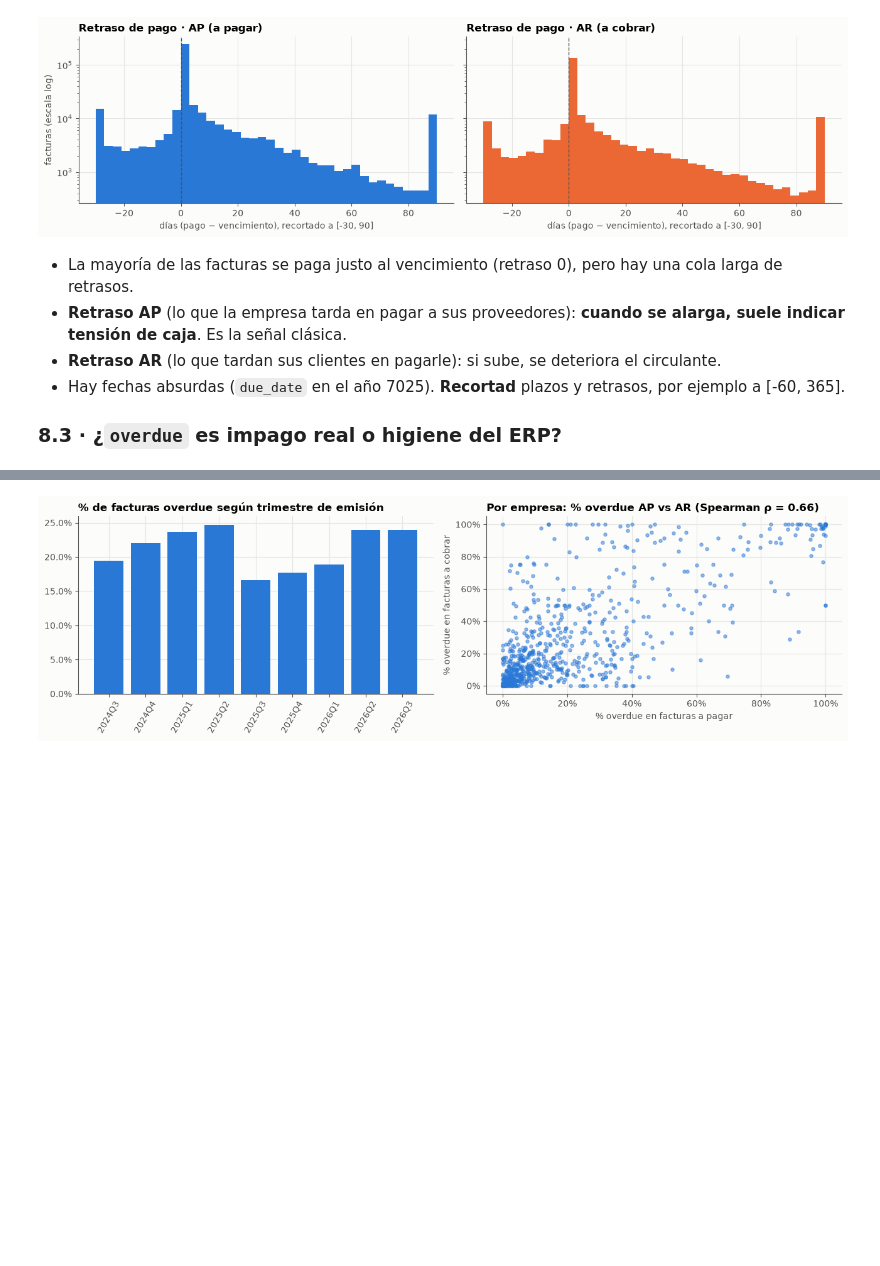
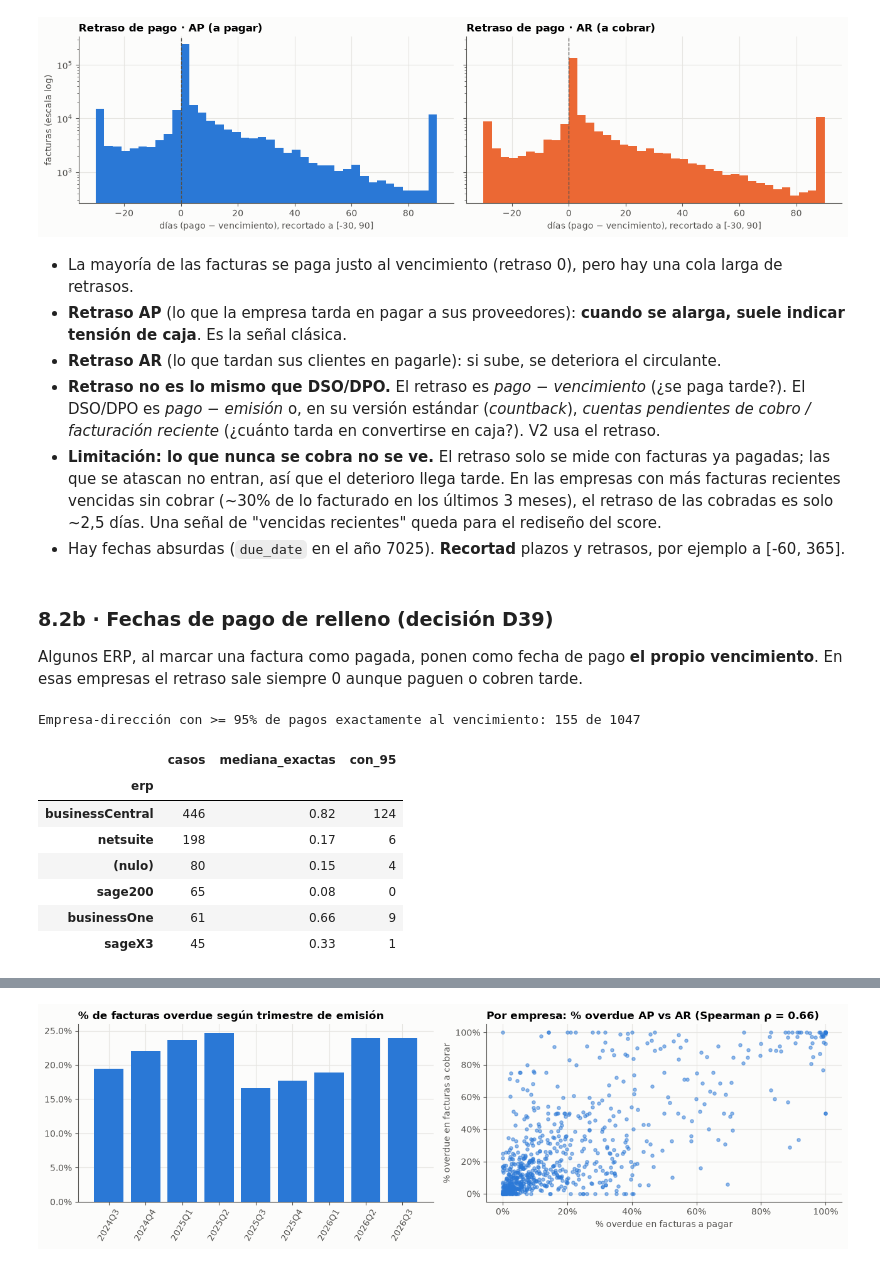
Before and after one commit to anderescaray/every-hackspain, a Jupyter notebook: notebooks/01_exploracion_datos.ipynb, the cells around one changed output, grey strips where cells are left out. Drawn from its saved outputs; the diff is of its cells as text; code cells hidden in the pictures; blank space fills up the shorter version.

```diff
--- a/notebooks/01_exploracion_datos.ipynb
+++ b/notebooks/01_exploracion_datos.ipynb
@@ -978,6 +984,29 @@ plt.tight_layout(); plt.show()
 - La mayoría de las facturas se paga justo al vencimiento (retraso 0), pero hay una cola larga de retrasos.
 - **Retraso AP** (lo que la empresa tarda en pagar a sus proveedores): **cuando se alarga, suele indicar tensión de caja**. Es la señal clásica.
 - **Retraso AR** (lo que tardan sus clientes en pagarle): si sube, se deteriora el circulante.
+- **Retraso no es lo mismo que DSO/DPO.** El retraso es *pago − vencimiento* (¿se paga tarde?). El DSO/DPO es *pago − emisión* o, en su versión estándar (*countback*), *cuentas pendientes de cobro / facturación reciente* (¿cuánto tarda en convertirse en caja?). V2 usa el retraso.
+- **Limitación: lo que nunca se cobra no se ve.** El retraso solo se mide con facturas ya pagadas; las que se atascan no entran, así que el deterioro llega tarde. En las empresas con más facturas recientes vencidas sin cobrar (~30% de lo facturado en los últimos 3 meses), el retraso de las cobradas es solo ~2,5 días. Una señal de "vencidas recientes" queda para el rediseño del score.
 - Hay fechas absurdas (`due_date` en el año 7025). **Recortad** plazos y retrasos, por ejemplo a [-60, 365].
-
-### 8.3 · ¿`overdue` es impago real o higiene del ERP?
+# %% [markdown]
+### 8.2b · Fechas de pago de relleno (decisión D39)
+
+Algunos ERP, al marcar una factura como pagada, ponen como fecha de pago **el propio vencimiento**. En esas empresas el retraso sale siempre 0 aunque paguen o cobren tarde.
+# %%
+exacta = paid.assign(exacta=(paid.payment_date.dt.normalize() == paid.due_date.dt.normalize()))
+por_emp = exacta[exacta.document_type == "invoice"].groupby(["company_id", "dir"]).exacta.agg(["size", "mean"])
+por_emp = por_emp[por_emp["size"] >= 30]
+por_emp["erp"] = por_emp.index.get_level_values(0).map(companies.set_index("company_id").erp).fillna("(nulo)")
+print("Empresa-dirección con >= 95% de pagos exactamente al vencimiento:", (por_emp["mean"] >= .95).sum(), "de", len(por_emp))
+display(por_emp.groupby("erp").agg(casos=("mean", "size"), mediana_exactas=("mean", "median"),
+                                   con_95=("mean", lambda s: (s >= .95).sum()))
+        .sort_values("casos", ascending=False).head(6).round(2))
+# %% [output]
+Empresa-dirección con >= 95% de pagos exactamente al vencimiento: 155 de 1047
+|  | casos | mediana_exactas | con_95 |
+| erp |  |  |  |
+| businessCentral | 446 | 0.82 | 124 |
+| netsuite | 198 | 0.17 | 6 |
+| (nulo) | 80 | 0.15 | 4 |
+| sage200 | 65 | 0.08 | 0 |
+| businessOne | 61 | 0.66 | 9 |
+| sageX3 | 45 | 0.33 | 1 |
```
Also changed, not shown: parts of 4 cells of this notebook, 3 other files.
